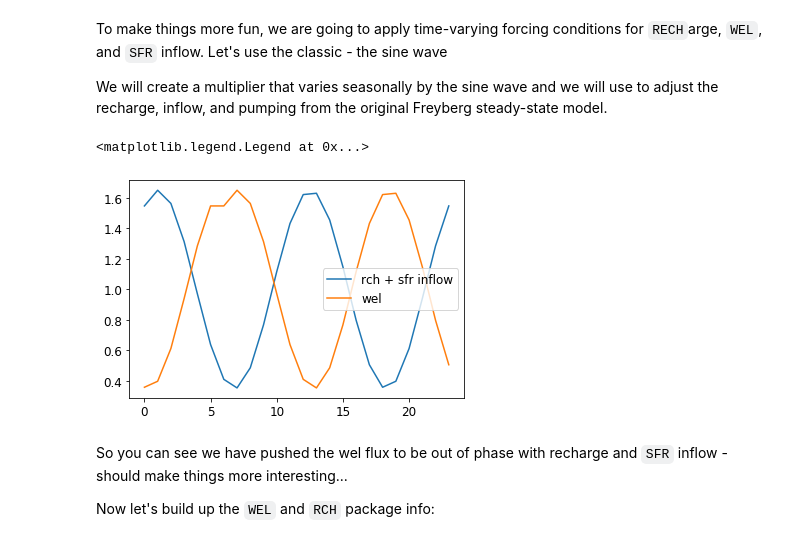
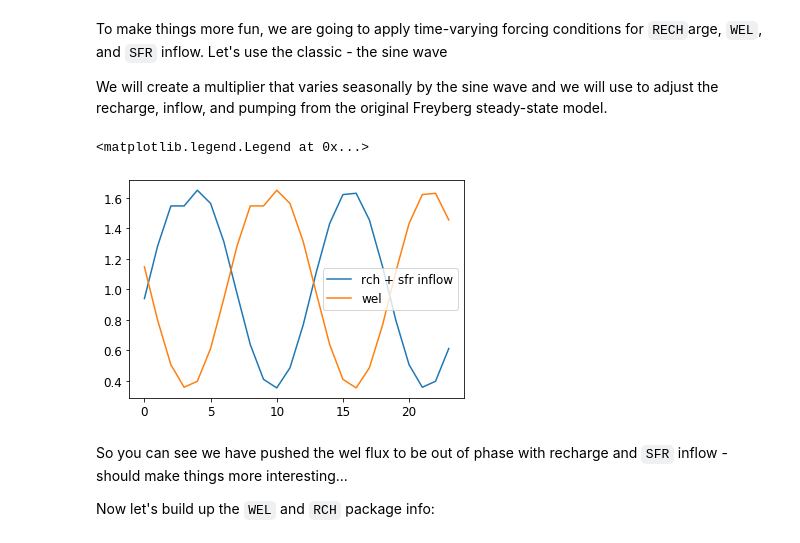
Before and after one commit to mnfienen/GW1876, a Jupyter notebook: activities_stpete/notebooks/setup_transient_history.ipynb, the cells around one changed output. Saved outputs shown, nothing was run; the diff lists cells and outputs as text; code cells hidden in the pictures.

```diff
--- a/activities_stpete/notebooks/setup_transient_history.ipynb
+++ b/activities_stpete/notebooks/setup_transient_history.ipynb
@@ -158,13 +156,14 @@ We will create a multiplier that varies seasonally by the sine wave and we will
 # %%
 angles = np.linspace(-np.pi, np.pi, tr_nper)
 season_mults = 1.0 + 0.65*np.sin(1 + angles*2)
+season_mults = np.roll(season_mults,int(tr_nper / 8))
 wel_season_mults = np.roll(season_mults,int(tr_nper / 4))
 plt.plot(np.arange(tr_nper),season_mults, label="rch + sfr inflow")
 plt.plot(np.arange(tr_nper),wel_season_mults, label="wel")
 plt.legend()
 # %% [output]
 <matplotlib.legend.Legend at 0x...>
-[figure, old version]
+[figure, new version]
 # %% [markdown]
 So you can see we have pushed the wel flux to be out of phase with recharge and `SFR` inflow - should make things more interesting...
 
```
Also changed, not shown: parts of 2 cells of this notebook, 5 other files.
